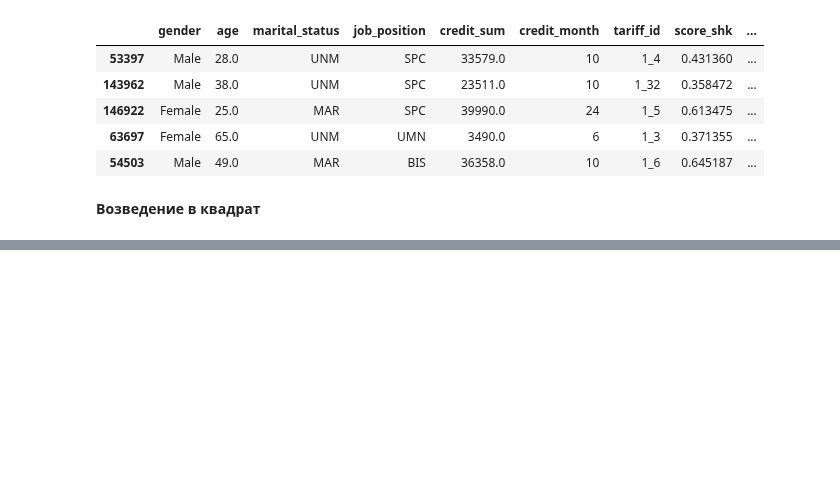
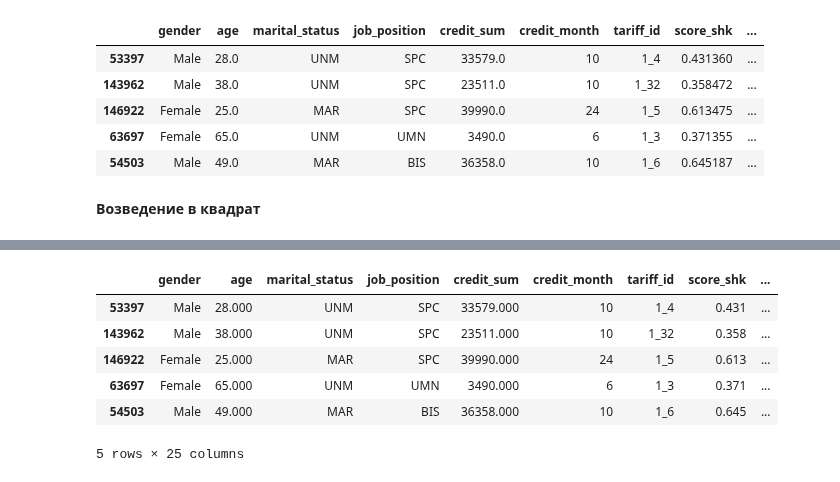
Before and after one commit to ShaidulinAndrew/Pandas_classes, a Jupyter notebook: Tinkoff_data_science_challenge.ipynb, the cells around one changed output, grey strips where cells are left out. Cells and saved outputs as stored; diff of their text form; code cells hidden in the pictures; blank space fills up the shorter version.

```diff
--- a/Tinkoff_data_science_challenge.ipynb
+++ b/Tinkoff_data_science_challenge.ipynb
@@ -825,0 +837,22 @@ __Возведение в квадрат__
+# %%
+# создаем новые переменныеб возведя некоторые количественные в квадрат
+train['tariff_sq'] = train['tariff'] ** 2
+test['tariff_sq'] = test['tariff'] ** 2
+
+train['age_sq'] = train['age'] ** 2
+test['age_sq'] = test['age'] ** 2
+
+train['credit_sum_sq'] = train['credit_sum'] ** 2
+test['credit_sum_sq'] = test['credit_sum'] ** 2
+
+train['score_sq'] = train['score_shk'] ** 2
+test['score_sq'] = test['score_shk'] ** 2
+
+train['monthly_sq'] = train['monthly_income'] ** 2
+test['monthly_sq'] = test['monthly_income'] ** 2
+
+train['credit_month_sq'] = train['credit_month'] ** 2
+test['credit_month_sq'] = test['credit_month'] ** 2
+
+train['credit_count_sq'] = train['credit_count'] ** 2
+test['credit_count_sq'] = test['credit_count'] ** 2
@@ -825,0 +910,18 @@ __Возведение в квадрат__
+# %%
+# импортируем класс LabelEncoder
+from sklearn.preprocessing import LabelEncoder
+
+# создаем экземпляр класса LabelEncoder
+label_encoder = LabelEncoder().fit(train['job_position'])
+
+# выполняем кодировку
+train['job_position2'] = label_encoder.transform(train['job_position'])
+train.head()
+# %% [output]
+|  | gender | age | marital_status | job_position | credit_sum | credit_month | tariff_id | score_shk | ... |
+| 53397 | Male | 28.000 | UNM | SPC | 33579.000 | 10 | 1_4 | 0.431 | ... |
+| 143962 | Male | 38.000 | UNM | SPC | 23511.000 | 10 | 1_32 | 0.358 | ... |
+| 146922 | Female | 25.000 | MAR | SPC | 39990.000 | 24 | 1_5 | 0.613 | ... |
+| 63697 | Female | 65.000 | UNM | UMN | 3490.000 | 6 | 1_3 | 0.371 | ... |
+| 54503 | Male | 49.000 | MAR | BIS | 36358.000 | 10 | 1_6 | 0.645 | ... |
+5 rows × 25 columns
```
Also changed, not shown: parts of 12 cells of this notebook.
